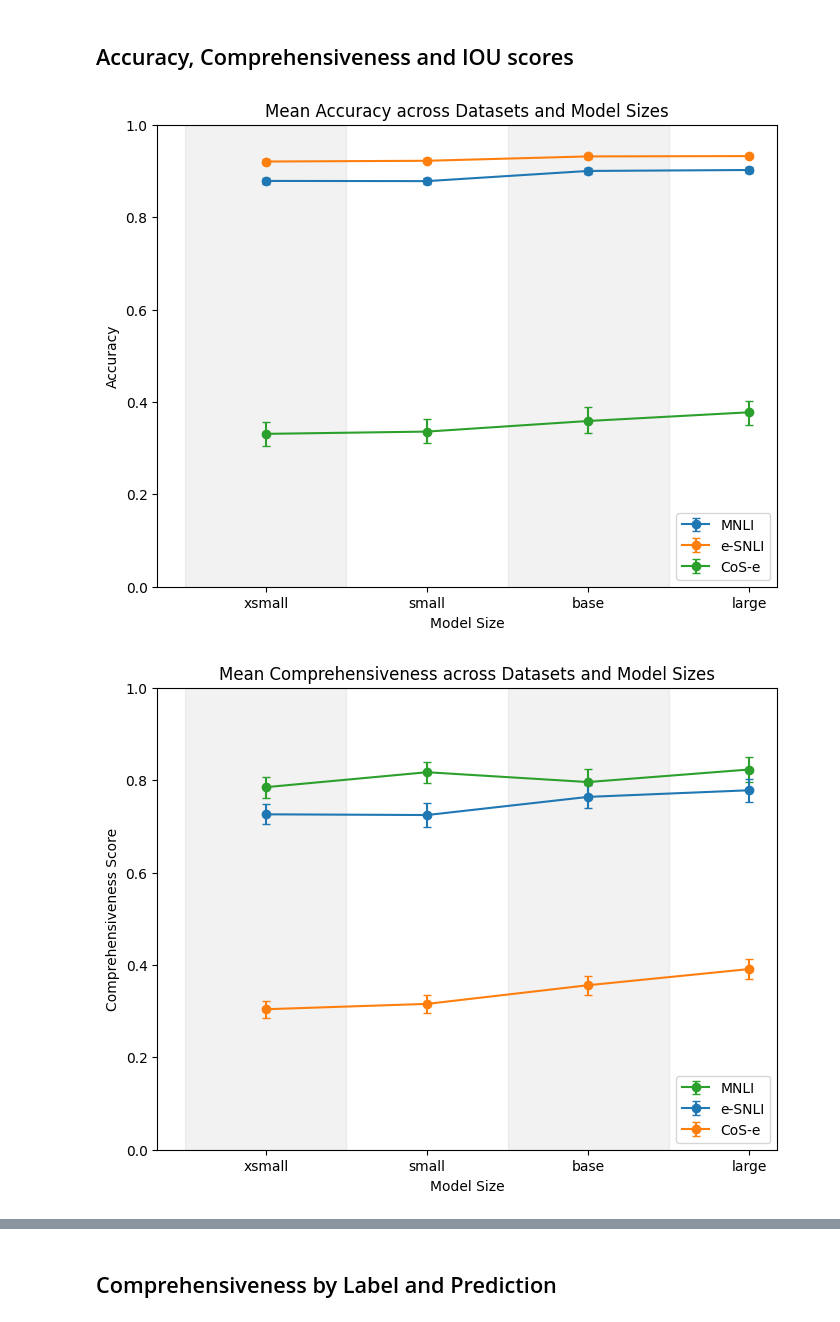
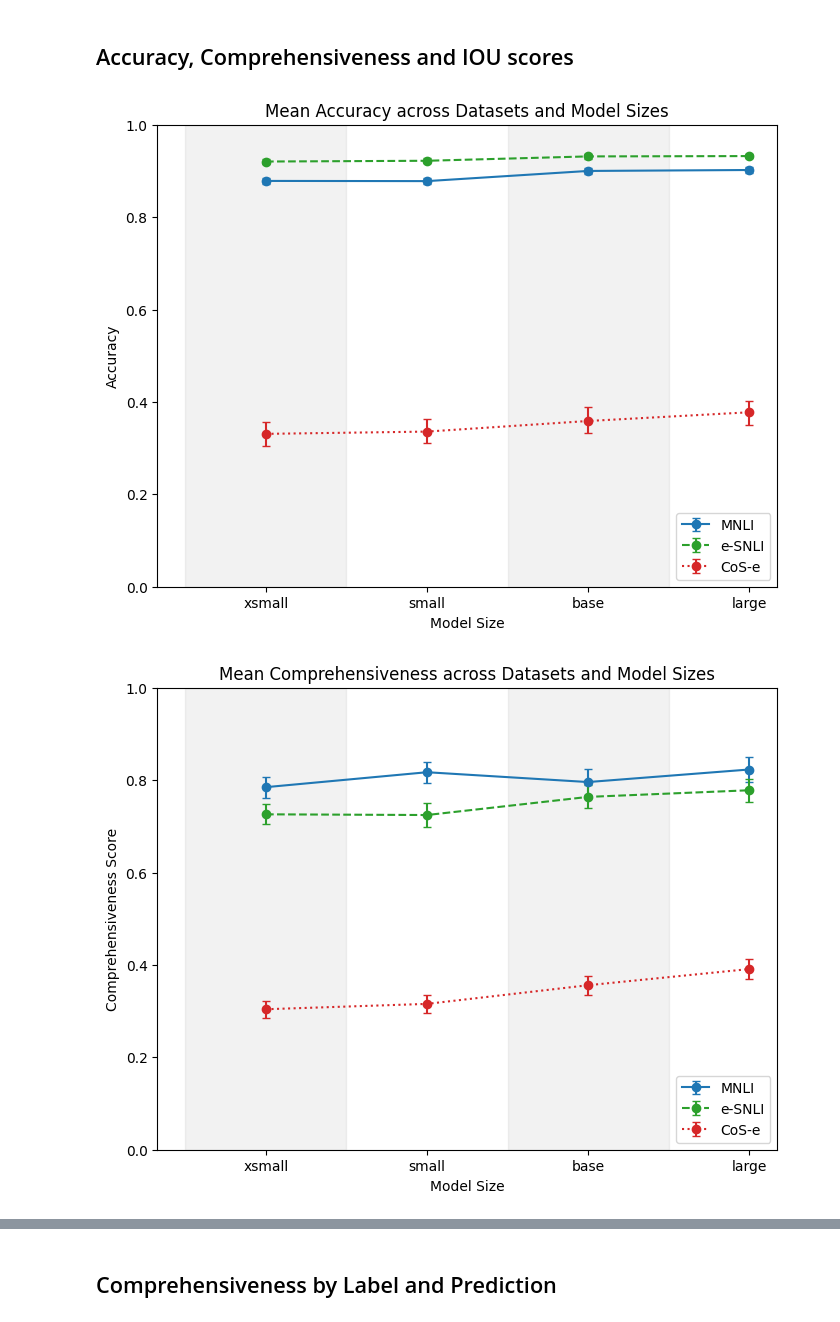
Before and after one commit to henningheyen/Scalability-Of-LLM-Posthoc-Explanations, a Jupyter notebook: plots_tables_results.ipynb, the cells around one changed output, grey strips where cells are left out. Cells and saved outputs as stored; diff of their text form; code cells hidden in the pictures.

Commit message:
updated plots

```diff
--- a/plots_tables_results.ipynb
+++ b/plots_tables_results.ipynb
@@ -19,7 +19,9 @@ DATASET_LABELS = ['MNLI', 'e-SNLI', 'CoS-e']
 DATASET_NLI_LABELS = ['MNLI', 'e-SNLI']
 DATASETS_IOU = ['esnli', 'cose']
 DATASETS_IOU_LABELS = ['e-SNLI', 'CoS-e']
-DATASET_COLORS = ['tab:green', 'tab:blue', 'tab:orange']
+DATASET_COLORS = ['tab:blue', 'tab:green', 'tab:red']
+LINESTYLES = ['-', '--', ':']
+
 
 
 dataset_esnli = make_test_set_esnli(size=NUM_EXPL) # 9830 is dev size esnli (originally 9842 but 12 instance are wrongly annotated)
@@ -122,45 +124,45 @@ def plot(metric='Comprehensiveness'):
             metric_key = 'plausibility'
             sem_key = 'sem_iou'
 
-        for dataset, label, color in zip(DATASETS, DATASET_LABELS, DATASET_COLORS):
+        for i, dataset, label, color in zip(range(3), DATASETS, DATASET_LABELS, DATASET_COLORS):
             if dataset == 'mnli' and metric == 'IOU':
                 continue
             y_values = [explainability_results[dataset][model_name][metric_key][f'macro_{metric.lower()}'] for model_name in MODEL_NAMES]
             y_errors = [explainability_results[dataset][model_name][metric_key][sem_key] for model_name in MODEL_NAMES]
-            plt.errorbar(MODEL_NAMES, y_values, yerr=y_errors, label=f'{label}', capsize=3, marker='o', color=color)
+            plt.errorbar(MODEL_NAMES, y_values, yerr=y_errors, label=f'{label}', capsize=3, marker='o', color=color, linestyle=LINESTYLES[i])
 
         plt.ylabel(f'{metric} Score')
 
     elif metric == 'Accuracy':
         # Iterate through each dataset
-        for i, dataset in enumerate(DATASETS):
+        for i, dataset, color in zip(range(3), DATASETS, DATASET_COLORS):
             dataset_results = results[dataset]
             accuracies = [dataset_results[model]['accuracy'] for model in MODEL_NAMES]
             # Extract confidence intervals for the dataset and models
             conf_intervals = [confidence_intervals[dataset][model]['accuracy'] for model in MODEL_NAMES]
             # Separate the lower and upper bounds of the confidence intervals
             lower_bounds = [acc - lower for acc, (lower, upper) in zip(accuracies, conf_intervals)]
             upper_bounds = [upper - acc for acc, (lower, upper) in zip(accuracies, conf_intervals)]
             # Plot with error bars
-            plt.errorbar(MODEL_NAMES, accuracies, yerr=[lower_bounds, upper_bounds], label=DATASET_LABELS[i], capsize=3, marker='o')
+            plt.errorbar(MODEL_NAMES, accuracies, yerr=[lower_bounds, upper_bounds], label=DATASET_LABELS[i], capsize=3, marker='o', color=color, linestyle=LINESTYLES[i])
 
         plt.ylabel("Accuracy")
 
     plt.ylim(0, 1)
     plt.xlabel('Model Size')
     plt.title(f'Mean {metric} across Datasets and Model Sizes')
     plt.xticks(ticks=np.arange(len(MODEL_NAMES)), labels=MODEL_NAMES)  # Set x-tick labels to model names
 
     # Add shadowed background for each category
     for i in range(0, len(MODEL_NAMES), 2):
         plt.axvspan(i - 0.5, i + 0.5, color='gray', alpha=0.1)
 
     plt.legend(loc='best')
     plt.show()
 
 plot(metric='Accuracy')
 plot(metric='Comprehensiveness')
 plot(metric='IOU')
 # %% [output]
-[figure, old version]
+[figure, new version]
-[figure, old version]
+[figure, new version]
```
Also changed, not shown: parts of 3 cells of this notebook, 9 other files.
